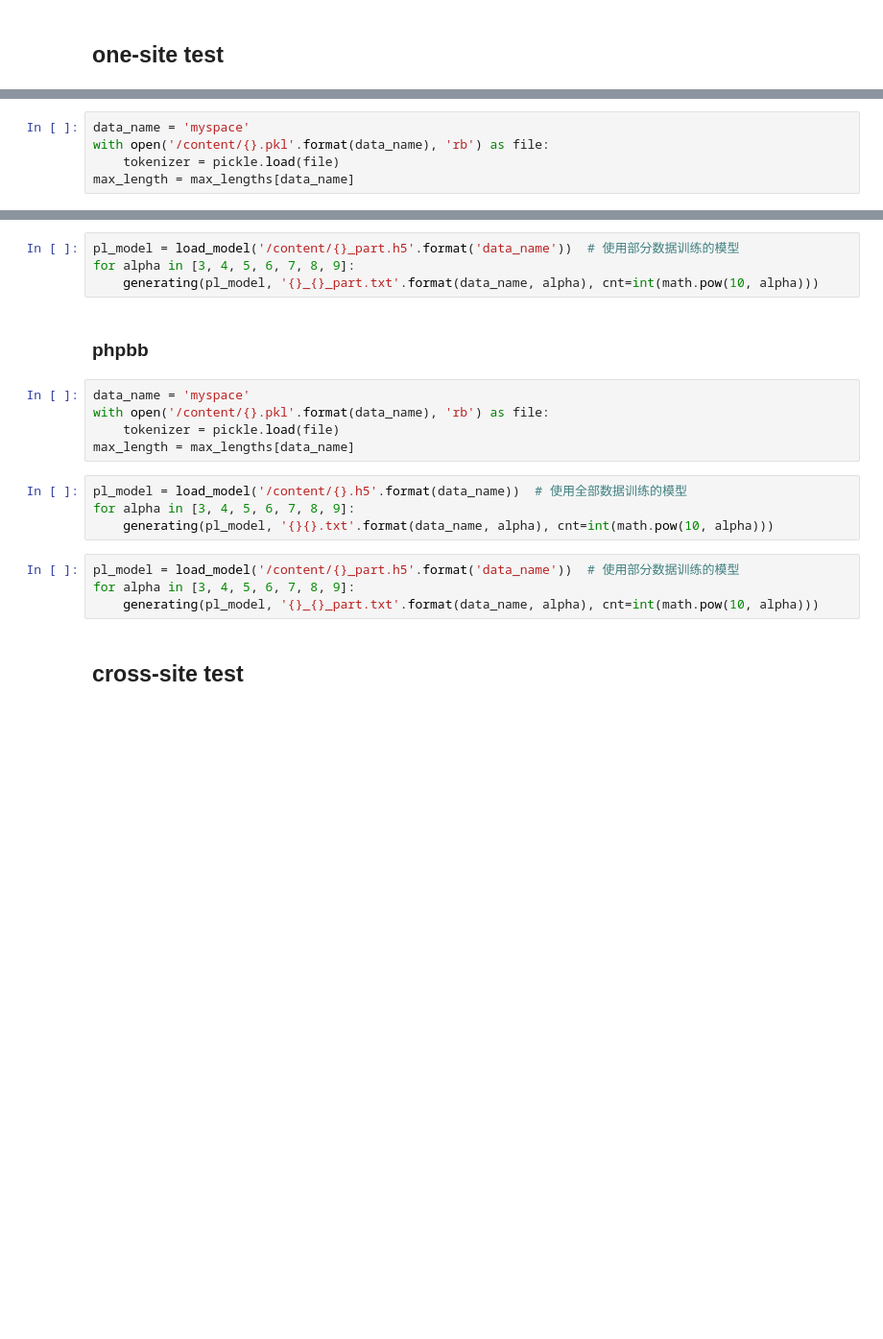
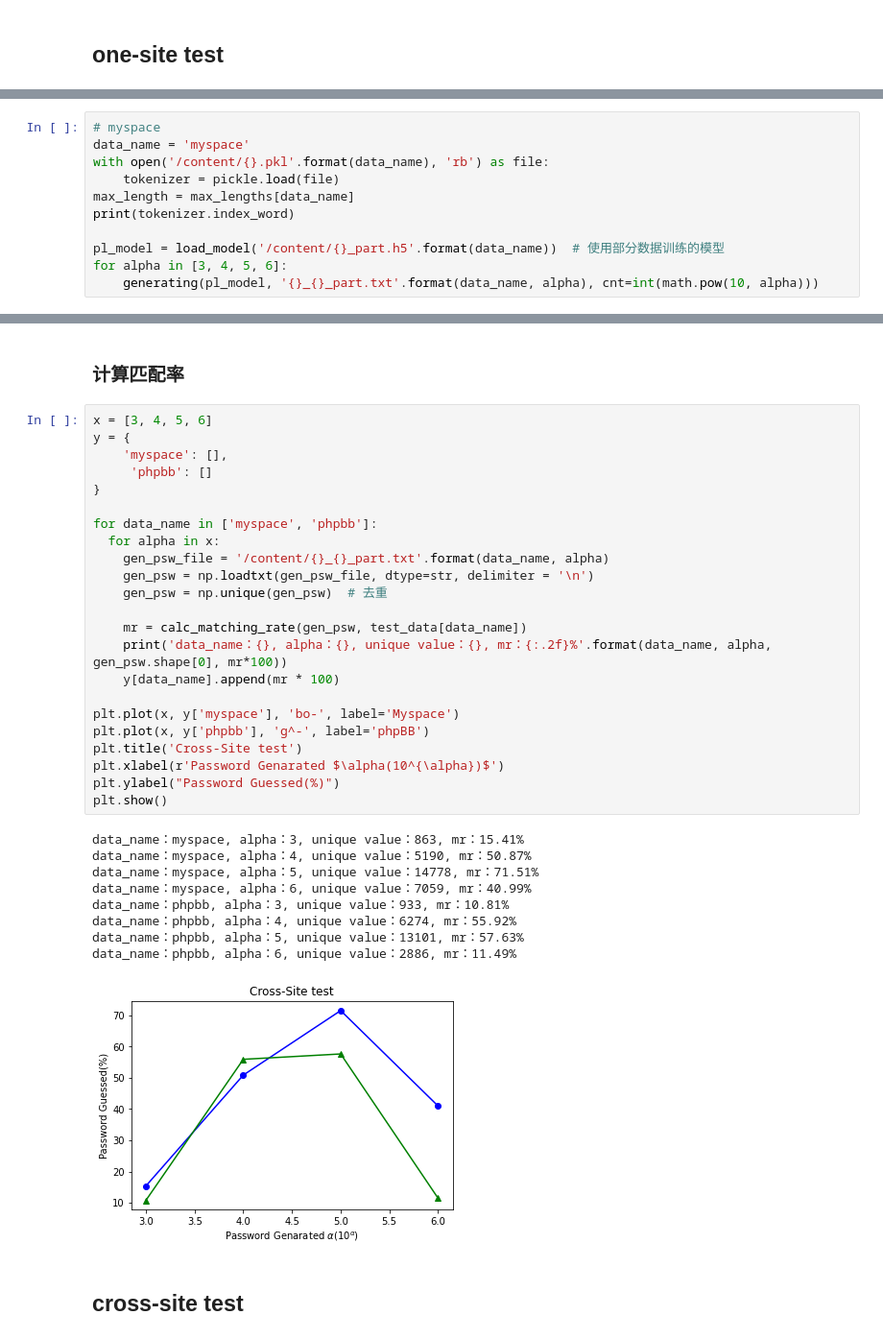
Before and after one commit to Kangjiabao123/GoogleColab, a Jupyter notebook: genpass/evaluate.ipynb, the cells around one changed output, grey strips where cells are left out. Shown at 96% size. Drawn from its saved outputs; the diff is of its cells as text; blank space fills up the shorter version.

```diff
--- a/genpass/evaluate.ipynb
+++ b/genpass/evaluate.ipynb
@@ -69,5 +116,11 @@ def generating(pl_model, filename, cnt=100):
 # %%
+# myspace
 data_name = 'myspace'
 with open('/content/{}.pkl'.format(data_name), 'rb') as file:
     tokenizer = pickle.load(file)
 max_length = max_lengths[data_name]
+print(tokenizer.index_word)
+
+pl_model = load_model('/content/{}_part.h5'.format(data_name))  # 使用部分数据训练的模型
+for alpha in [3, 4, 5, 6]:
+    generating(pl_model, '{}_{}_part.txt'.format(data_name, alpha), cnt=int(math.pow(10, alpha)))
@@ -94,21 +158,37 @@ for alpha in [3, 4, 5, 6, 7, 8, 9]:
-# %%
-pl_model = load_model('/content/{}_part.h5'.format('data_name'))  # 使用部分数据训练的模型
-for alpha in [3, 4, 5, 6, 7, 8, 9]:
-    generating(pl_model, '{}_{}_part.txt'.format(data_name, alpha), cnt=int(math.pow(10, alpha)))
 # %% [markdown]
-### phpbb
+### 计算匹配率
-# %%
-data_name = 'myspace'
-with open('/content/{}.pkl'.format(data_name), 'rb') as file:
-    tokenizer = pickle.load(file)
-max_length = max_lengths[data_name]
-# %%
-pl_model = load_model('/content/{}.h5'.format(data_name))  # 使用全部数据训练的模型
-for alpha in [3, 4, 5, 6, 7, 8, 9]:
-    generating(pl_model, '{}{}.txt'.format(data_name, alpha), cnt=int(math.pow(10, alpha)))
-# %%
-pl_model = load_model('/content/{}_part.h5'.format('data_name'))  # 使用部分数据训练的模型
-for alpha in [3, 4, 5, 6, 7, 8, 9]:
-    generating(pl_model, '{}_{}_part.txt'.format(data_name, alpha), cnt=int(math.pow(10, alpha)))
+# %%
+x = [3, 4, 5, 6]
+y = {
+    'myspace': [],
+     'phpbb': []
+}
+
+for data_name in ['myspace', 'phpbb']:
+  for alpha in x:
+    gen_psw_file = '/content/{}_{}_part.txt'.format(data_name, alpha)
+    gen_psw = np.loadtxt(gen_psw_file, dtype=str, delimiter = '\n')
+    gen_psw = np.unique(gen_psw)  # 去重
+
+    mr = calc_matching_rate(gen_psw, test_data[data_name])
+    print('data_name：{}, alpha：{}, unique value：{}, mr：{:.2f}%'.format(data_name, alpha, gen_psw.shape[0], mr*100))
+    y[data_name].append(mr * 100)
+
+plt.plot(x, y['myspace'], 'bo-', label='Myspace')
+plt.plot(x, y['phpbb'], 'g^-', label='phpBB')
+plt.title('Cross-Site test')
+plt.xlabel(r'Password Genarated $\alpha(10^{\alpha})$')
+plt.ylabel("Password Guessed(%)")
+plt.show()
+# %% [output]
+data_name：myspace, alpha：3, unique value：863, mr：15.41%
+data_name：myspace, alpha：4, unique value：5190, mr：50.87%
+data_name：myspace, alpha：5, unique value：14778, mr：71.51%
+data_name：myspace, alpha：6, unique value：7059, mr：40.99%
+data_name：phpbb, alpha：3, unique value：933, mr：10.81%
+data_name：phpbb, alpha：4, unique value：6274, mr：55.92%
+data_name：phpbb, alpha：5, unique value：13101, mr：57.63%
+data_name：phpbb, alpha：6, unique value：2886, mr：11.49%
+[figure, added]
 # %% [markdown]
 ## cross-site test
```
Also changed, not shown: parts of 19 cells of this notebook.
